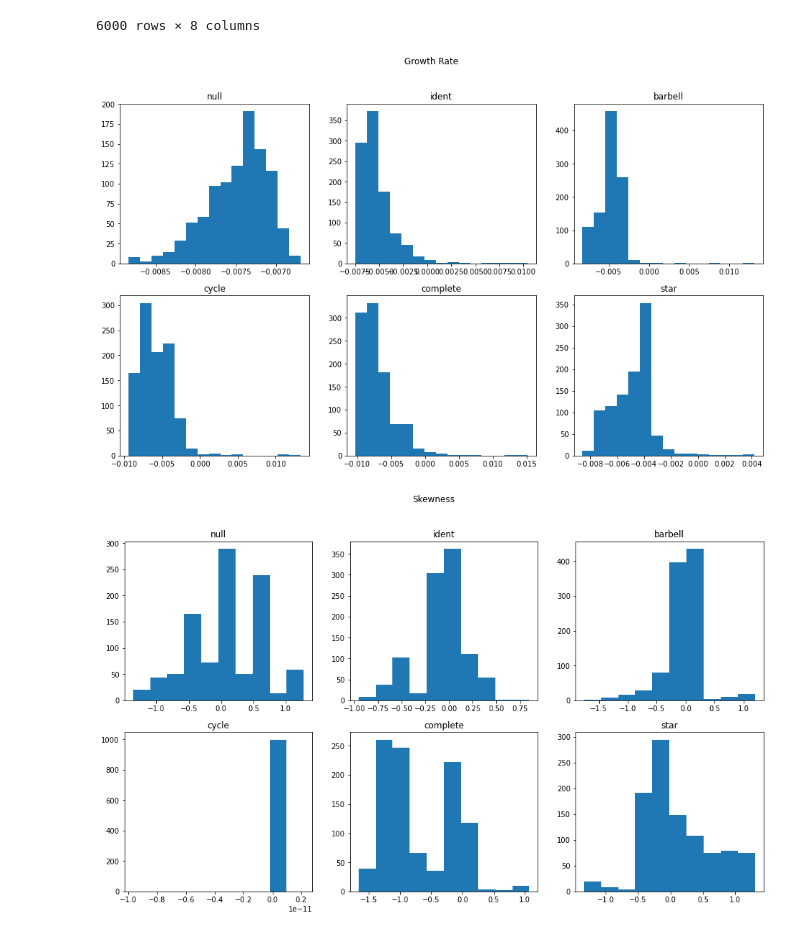
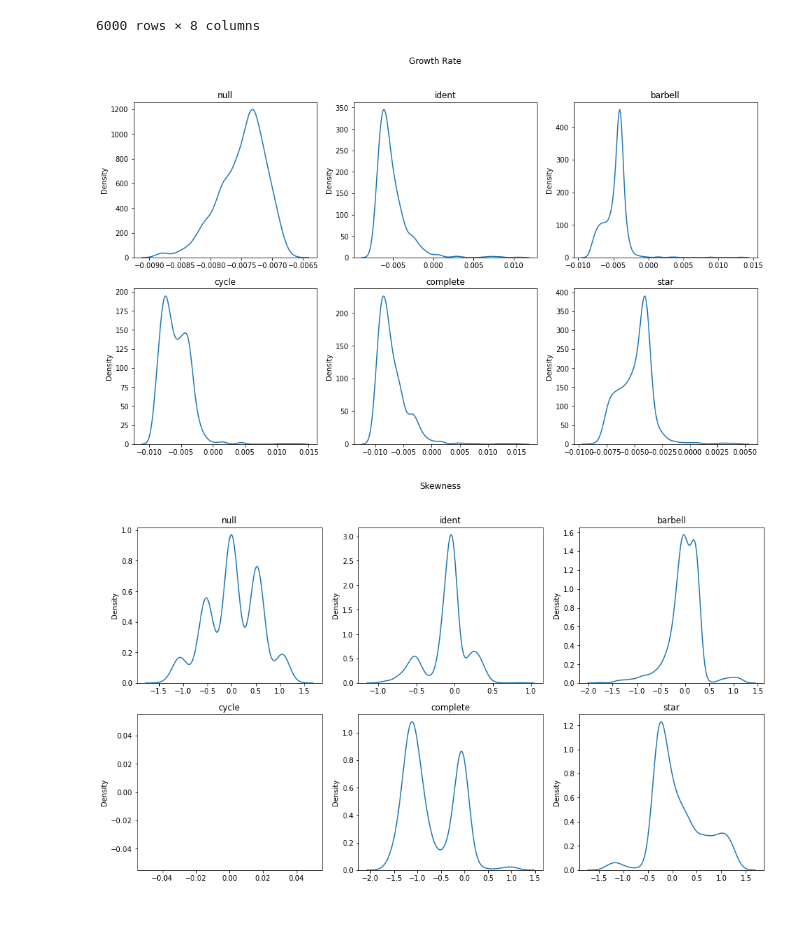
Before and after one commit to DJSiddharthVader/Simulations-02712-Project, a Jupyter notebook: src/patterns_analysis.ipynb, the cells around one changed output. Saved outputs shown, nothing was run; the diff lists cells and outputs as text; code cells hidden in the pictures.

Commit message:
Cleaned up and changed histograms to kde plots

```diff
--- a/src/patterns_analysis.ipynb
+++ b/src/patterns_analysis.ipynb
@@ -121,36 +122,36 @@ plt.figure(figsize=(16, 9))
 
 i=1
 for pattern_df in all_pattern_dfs:
-    gr_vals = pattern_df['growth_rate'].values
+    vals = pattern_df['growth_rate'].values
     plt.subplot(2, 3, i)
     plt.title(pattern_df['pattern'].values[0])
-    plt.hist(gr_vals, bins=15)
+    sns.kdeplot(vals)
     i += 1
 
 plt.suptitle('Growth Rate')
 plt.show()
 # %% [output]
-[figure, old version]
+[figure, new version]
 # %%
 # skewness plots
 # x axis = metric range, y axis = frequency
 
 all_pattern_dfs = [null_df, ident_df, barbell_df, cycle_df, complete_df, star_df]
 
 plt.figure(figsize=(16, 9))
 
 i=1
 for pattern_df in all_pattern_dfs:
-    gr_vals = pattern_df['skewness'].values
+    vals = pattern_df['skewness'].values
     plt.subplot(2, 3, i)
     plt.title(pattern_df['pattern'].values[0])
-    plt.hist(gr_vals, bins=10)
+    sns.kdeplot(vals)
     i += 1
 
 plt.suptitle('Skewness')
 plt.show()
 # %% [output]
-[figure, old version]
+[figure, new version]
 # %%
 # shannon index plots
 # x axis = metric range, y axis = frequency
```
Also changed, not shown: parts of 3 cells of this notebook.
